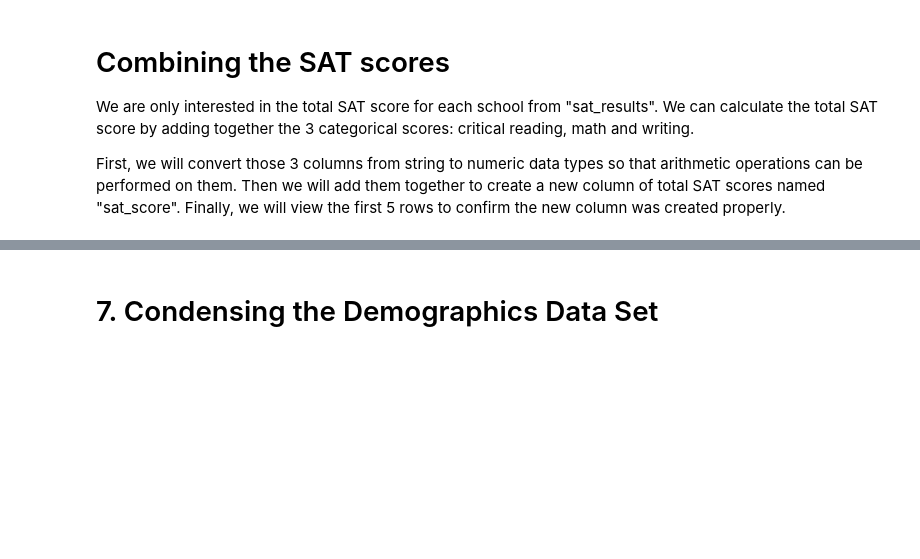
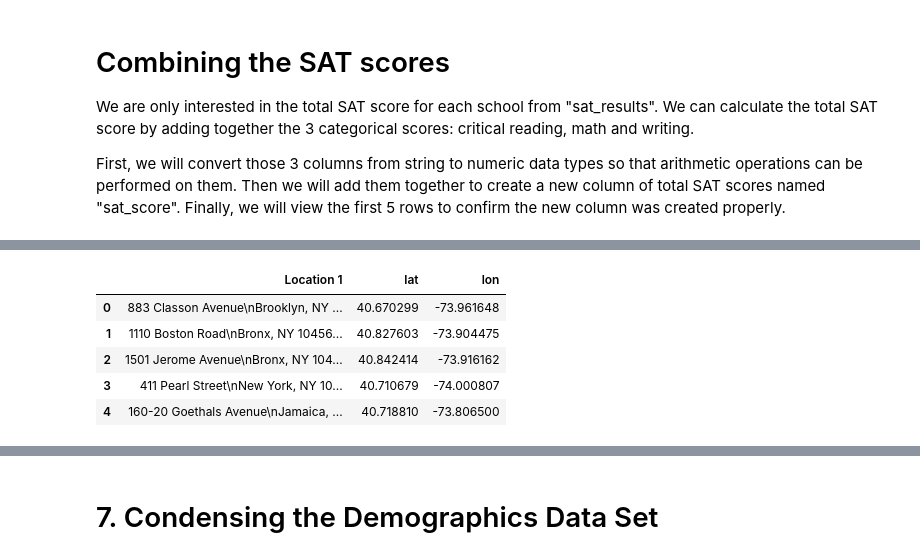
Before and after one commit to JustinToribio/cleaning-nyc-hs-data, a Jupyter notebook: notebooks/1.0-jt-clean-analyze-nyc-hs-data.ipynb, the cells around one changed output, grey strips where cells are left out. Drawn from its saved outputs; the diff is of its cells as text; code cells hidden in the pictures; blank space fills up the shorter version.

```diff
--- a/notebooks/1.0-jt-clean-analyze-nyc-hs-data.ipynb
+++ b/notebooks/1.0-jt-clean-analyze-nyc-hs-data.ipynb
@@ -434,0 +396,14 @@ class_size.head()
+# %%
+import re
+
+def get_lat(string):
+    """Find all coordinates inside parentheses in a string, select the lat, clean and return the lat."""
+    coord = re.findall("\(.+\)", string)[0]
+    lat = coord.split(", ")[0]
+    lat_clean = lat.replace("(", "").replace(")", "")
+    return lat_clean
+
+# Create the "lat" column, convert to numeric data type and view the first 5 rows of relevant columns
+data["hs_directory"]["lat"] = data["hs_directory"]["Location 1"].apply(get_lat)
+data["hs_directory"]["lat"] = pd.to_numeric(data["hs_directory"]["lat"], errors="coerce")
+data["hs_directory"][["Location 1", "lat"]].head()
@@ -434,0 +423,19 @@ class_size.head()
+# %%
+def get_lon(string):
+    """Find all coordinates inside parentheses in a string, select the lon, clean and return the lon."""
+    coord = re.findall("\(.+\)", string)[0]
+    lon = coord.split(", ")[1]
+    lon_clean = lon.replace("(", "").replace(")", "")
+    return lon_clean
+
+# Create the "lon" column, convert to numeric data type and view the first 5 rows of relevant columns
+data["hs_directory"]["lon"] = data["hs_directory"]["Location 1"].apply(get_lon)
+data["hs_directory"]["lon"] = pd.to_numeric(data["hs_directory"]["lon"], errors="coerce")
+data["hs_directory"][["Location 1", "lat", "lon"]].head()
+# %% [output]
+|  | Location 1 | lat | lon |
+| 0 | 883 Classon Avenue\nBrooklyn, NY ... | 40.670299 | -73.961648 |
+| 1 | 1110 Boston Road\nBronx, NY 10456... | 40.827603 | -73.904475 |
+| 2 | 1501 Jerome Avenue\nBronx, NY 104... | 40.842414 | -73.916162 |
+| 3 | 411 Pearl Street\nNew York, NY 10... | 40.710679 | -74.000807 |
+| 4 | 160-20 Goethals Avenue\nJamaica, ... | 40.718810 | -73.806500 |
```
Also changed, not shown: parts of 32 cells of this notebook.
